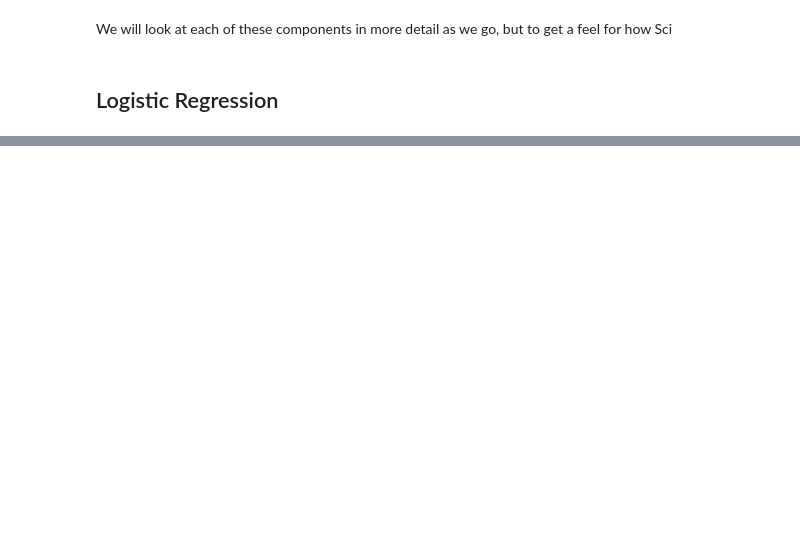
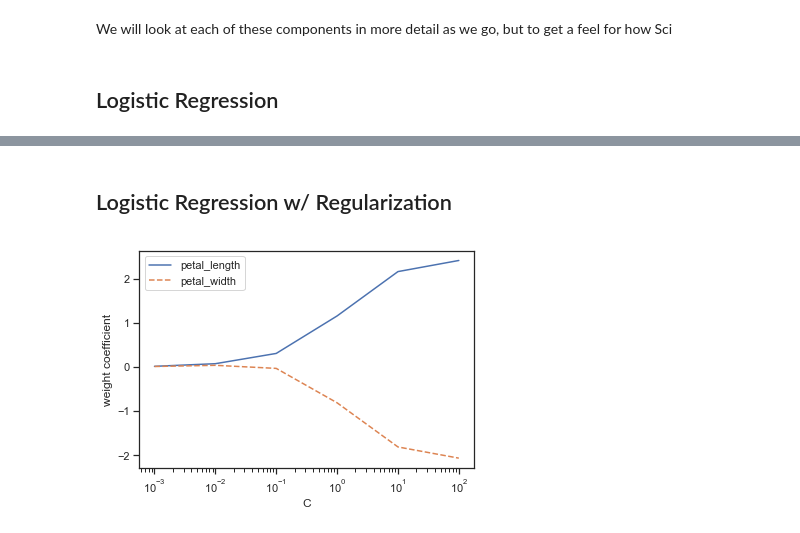
Before and after one commit to a-gilbert/AML_Nb, a Jupyter notebook: ML_Libs.ipynb, the cells around one changed output, grey strips where cells are left out. Saved outputs shown, nothing was run; the diff lists cells and outputs as text; code cells hidden in the pictures; blank space fills up the shorter version.

```diff
--- a/ML_Libs.ipynb
+++ b/ML_Libs.ipynb
@@ -142,0 +279,26 @@ We will look at each of these components in more detail as we go, but to get a f
+# %% [markdown]
+## Logistic Regression w/ Regularization
+# %%
+weights, params = [], []
+lrs = []
+
+
+for c in np.arange(-3, 3):
+    lr = linear_model.LogisticRegression(C=10.**c, random_state=1)
+    lr.fit(X_train_std, y_train)
+    lrs.append(lr)
+    weights.append(lr.coef_[1])
+    params.append(10.**c)
+
+weights = np.array(weights)
+
+plt.close('all')
+plt.plot(params, weights[:, 0], label='petal_length')
+plt.plot(params, weights[:, 1], label='petal_width', linestyle='--')
+plt.ylabel('weight coefficient')
+plt.xlabel('C')
+plt.legend(loc='upper left')
+plt.xscale('log')
+plt.show()
+# %% [output]
+[figure, added]
```
Also changed, not shown: parts of 15 cells of this notebook.
